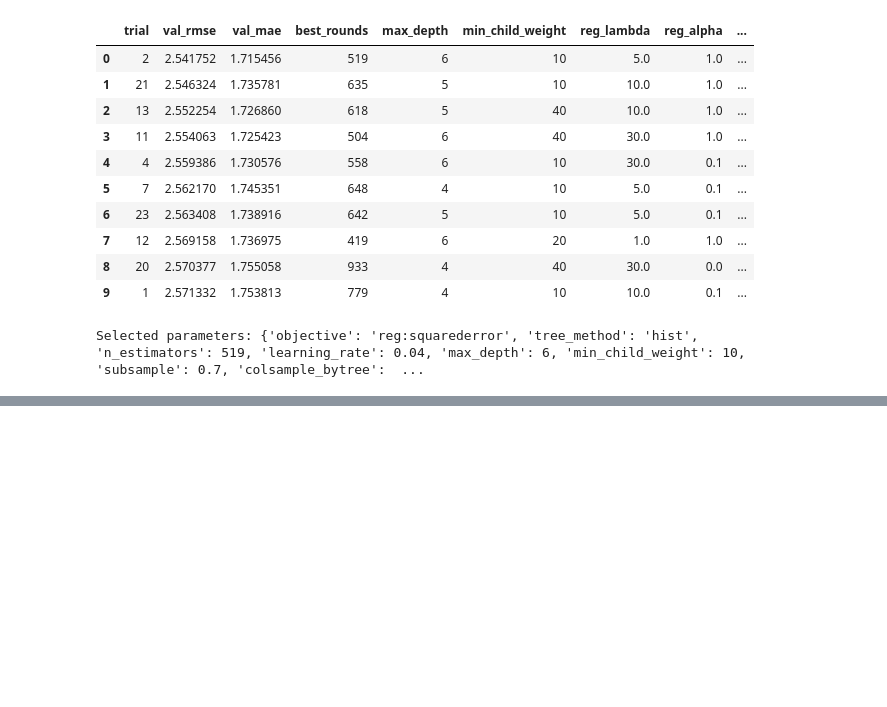
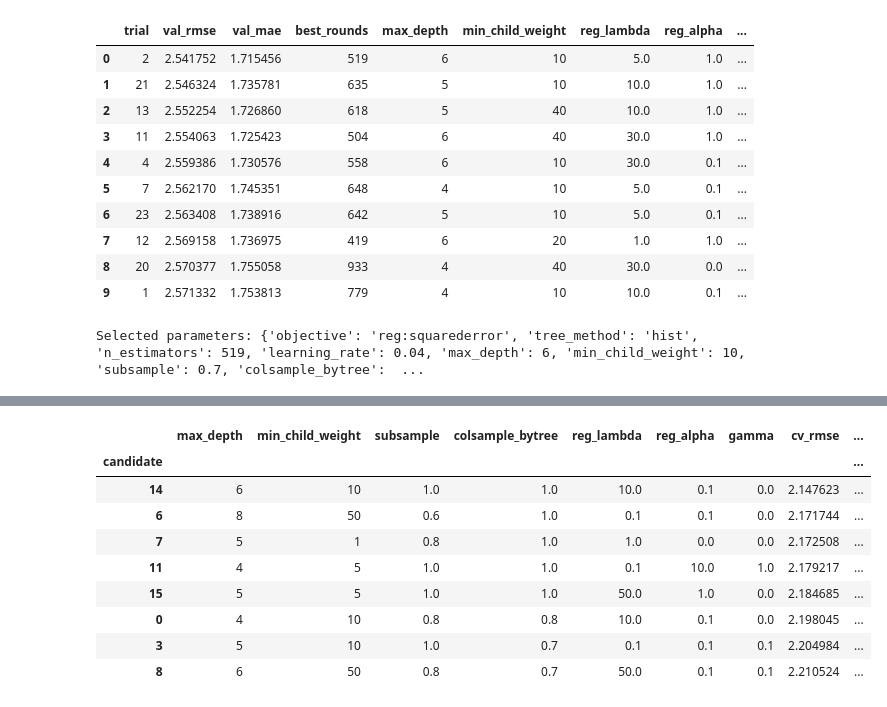
Before and after one commit to testqs-5/anlysis, a Jupyter notebook: second_try.ipynb, the cells around one changed output, grey strips where cells are left out. Saved outputs shown, nothing was run; the diff lists cells and outputs as text; code cells hidden in the pictures; blank space fills up the shorter version.

```diff
--- a/second_try.ipynb
+++ b/second_try.ipynb
@@ -690,0 +893,58 @@ Selected parameters: {'objective': 'reg:squarederror', 'tree_method': 'hist', 'n
+# %%
+SECOND_TRY_PARAMS = dict(
+    max_depth=4,
+    min_child_weight=10,
+    subsample=0.8,
+    colsample_bytree=0.8,
+    reg_lambda=10.0,
+    reg_alpha=0.1,
+    gamma=0.0
+)
+
+SEARCH_SPACE = {
+    'max_depth': [3, 4, 5, 6, 8],
+    'min_child_weight': [1, 5, 10, 20, 50],
+    'subsample': [0.6, 0.8, 1.0],
+    'colsample_bytree': [0.5, 0.7, 0.9, 1.0],
+    'reg_lambda': [0.1, 1.0, 10.0, 50.0],
+    'reg_alpha': [0.0, 0.1, 1.0, 10.0],
+    'gamma': [0.0, 0.1, 1.0],
+}
+
+N_CANDIDATES = 15
+
+candidates = [SECOND_TRY_PARAMS] + list(
+    ParameterSampler(
+        SEARCH_SPACE,
+        n_iter=N_CANDIDATES,
+        random_state=SEED
+    )
+)
+
+search_rows, search_folds, search_oof = [], {}, {}
+
+for i, params in enumerate(candidates):  # candidate 0 = second_try's settings, as a reference
+    folds, oof, rounds = xgb_cv(params, X_dev, Y_dev, cv)
+
+    search_rows.append({
+        'candidate': i,
+        **params,
+        'cv_rmse': folds.mean(),
+        'fold_std': folds.std(),
+        'rounds': rounds
+    })
+
+    search_folds[i], search_oof[i] = folds, oof
+
+    print(
+        f'candidate {i:2d}: CV RMSE {folds.mean():.3f}  rounds {rounds:4d}'
+    )
+
+search = (
+    pd.DataFrame(search_rows)
+    .set_index('candidate')
+    .sort_values('cv_rmse')
+)
+
+search.head(8)
+# %% [output]
@@ -690,0 +967,10 @@ Selected parameters: {'objective': 'reg:squarederror', 'tree_method': 'hist', 'n
+|  | max_depth | min_child_weight | subsample | colsample_bytree | reg_lambda | reg_alpha | gamma | cv_rmse | ... |
+| candidate |  |  |  |  |  |  |  |  | ... |
+| 14 | 6 | 10 | 1.0 | 1.0 | 10.0 | 0.1 | 0.0 | 2.147623 | ... |
+| 6 | 8 | 50 | 0.6 | 1.0 | 0.1 | 0.1 | 0.0 | 2.171744 | ... |
+| 7 | 5 | 1 | 0.8 | 1.0 | 1.0 | 0.0 | 0.0 | 2.172508 | ... |
+| 11 | 4 | 5 | 1.0 | 1.0 | 0.1 | 10.0 | 1.0 | 2.179217 | ... |
+| 15 | 5 | 5 | 1.0 | 1.0 | 50.0 | 1.0 | 0.0 | 2.184685 | ... |
+| 0 | 4 | 10 | 0.8 | 0.8 | 10.0 | 0.1 | 0.0 | 2.198045 | ... |
+| 3 | 5 | 10 | 1.0 | 0.7 | 0.1 | 0.1 | 0.1 | 2.204984 | ... |
+| 8 | 6 | 50 | 0.8 | 0.7 | 50.0 | 0.1 | 0.1 | 2.210524 | ... |
```
Also changed, not shown: parts of 11 cells of this notebook, 1 other file.
